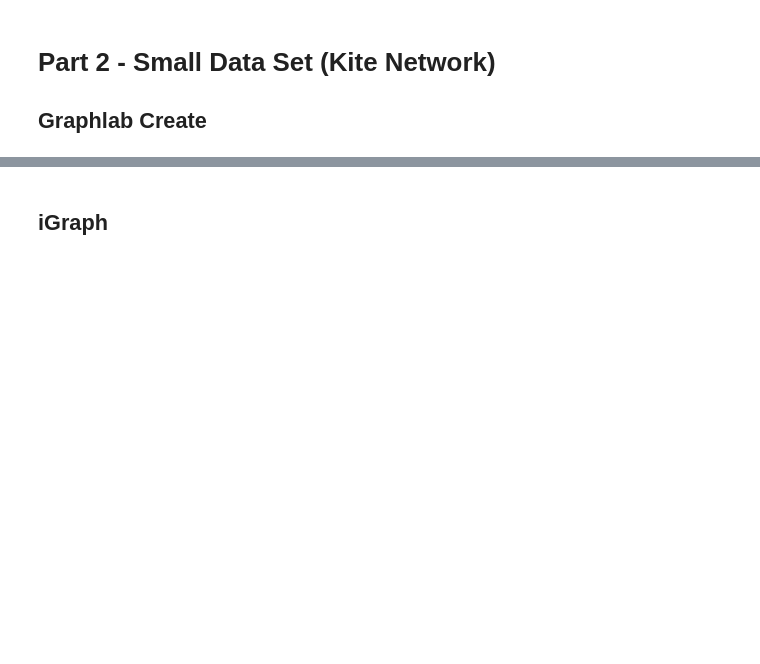
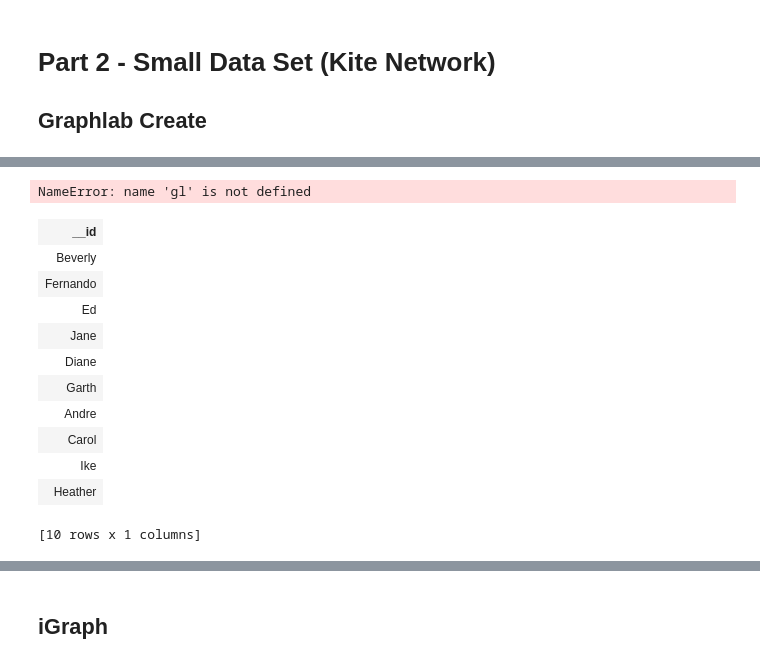
Before and after one commit to amorrowunm7/IndependentStudy, a Jupyter notebook: Independent Study Week 1 - Graph Create.ipynb, the cells around one changed output, grey strips where cells are left out. Drawn from its saved outputs; the diff is of its cells as text; code cells hidden in the pictures; blank space fills up the shorter version.

```diff
--- a/Independent Study Week 1 - Graph Create.ipynb
+++ b/Independent Study Week 1 - Graph Create.ipynb
@@ -172,0 +134,23 @@ pr.get('pagerank').topk(column_name='pagerank')
+# %%
+# Create graph
+g_kite = gl.SGraph()
+g_kite = g_kite.add_vertices(vertices=kite_vertices, vid_field='name')
+g_kite = g_kite.add_edges(edges=kite_edges, src_field='src', dst_field='dst')
+g_kite.get_edges().to_dataframe()
+# %% [output]
+NameError: name 'gl' is not defined
+# %%
+g.get_vertices()
+# %% [output]
+| __id |
+| Beverly |
+| Fernando |
+| Ed |
+| Jane |
+| Diane |
+| Garth |
+| Andre |
+| Carol |
+| Ike |
+| Heather |
+[10 rows x 1 columns]
```
Also changed, not shown: parts of 9 cells of this notebook, 1 other file.
